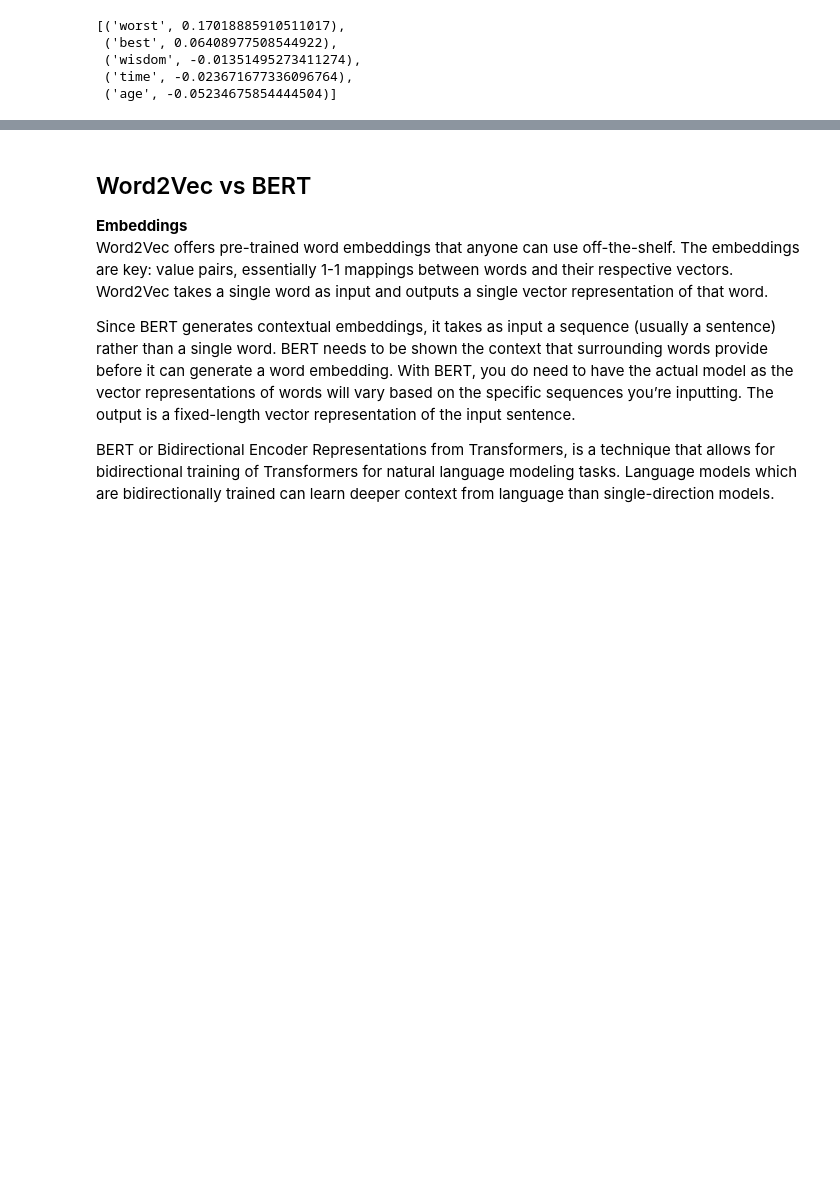
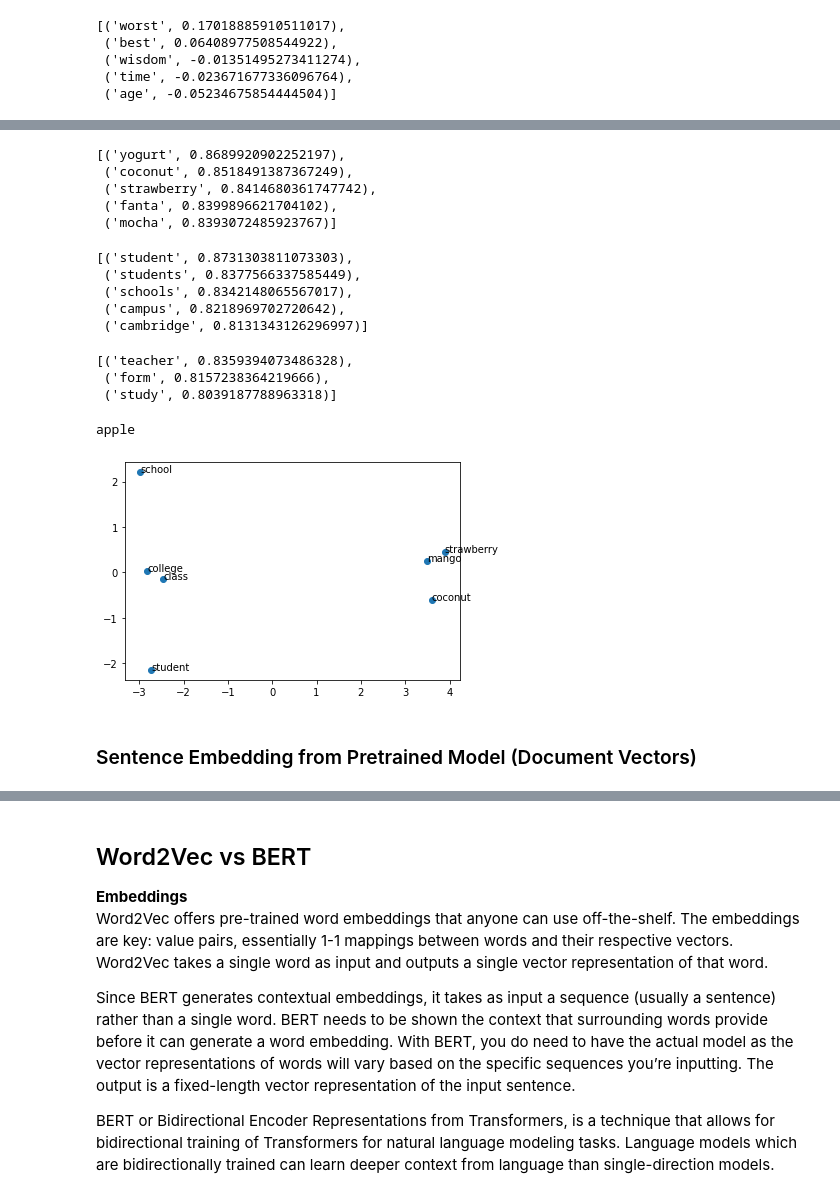
Before and after one commit to bansalkanav/Ultimate-Data-Science-Toolkit---From-Python-Basics-to-GenerativeAI, a Jupyter notebook: Module 4 - Machine Learning/02. Working with Text Data/1. Basics of NLP and Text Preprocessing/working_with_text.ipynb, the cells around one changed output, grey strips where cells are left out. Drawn from its saved outputs; the diff is of its cells as text; code cells hidden in the pictures; blank space fills up the shorter version.

```diff
--- a/Module 4 - Machine Learning/02. Working with Text Data/1. Basics of NLP and Text Preprocessing/working_with_text.ipynb
+++ b/Module 4 - Machine Learning/02. Working with Text Data/1. Basics of NLP and Text Preprocessing/working_with_text.ipynb
@@ -580,0 +670,9 @@ model.wv.most_similar('foolish')
+# %%
+# Approax 200MB Size
+# Save Embeddings
+# wv.save('embeddings/50d_glove_vec.kv')
+
+# Load Embeddings
+# from gensim.models import KeyedVectors
+from gensim.models import KeyedVectors
+wv = KeyedVectors.load('embeddings/50d_glove_vec.kv')
@@ -580,0 +727,45 @@ model.wv.most_similar('foolish')
+# %%
+wv.most_similar("mango", topn=5)
+# %% [output]
+[('yogurt', 0.8689920902252197),
+ ('coconut', 0.8518491387367249),
+ ('strawberry', 0.8414680361747742),
+ ('fanta', 0.8399896621704102),
+ ('mocha', 0.8393072485923767)]
+# %%
+wv.most_similar(positive=['college', 'university'], topn=5)
+# %% [output]
+[('student', 0.8731303811073303),
+ ('students', 0.8377566337585449),
+ ('schools', 0.8342148065567017),
+ ('campus', 0.8218969702720642),
+ ('cambridge', 0.8131343126296997)]
+# %%
+wv.most_similar(positive=['student', 'class'], negative=['college'], topn=3)
+# %% [output]
+[('teacher', 0.8359394073486328),
+ ('form', 0.8157238364219666),
+ ('study', 0.8039187788963318)]
+# %%
+print(wv.doesnt_match(['college', 'university', 'school', 'student', 'apple']))
+# %% [output]
+apple
+# %%
+words = ['college', 'mango', 'school','student','class', 'strawberry', 'coconut']
+# %%
+from sklearn.decomposition import PCA
+import matplotlib.pyplot as plt
+
+X = np.array([wv[word] for word in words])
+pca = PCA(n_components = 2)
+result = pca.fit_transform(X)
+
+# create a scatter plot of the projection
+plt.scatter(result[:, 0], result[:, 1])
+for i, word in enumerate(words):
+    plt.annotate(word, xy=(result[i, 0], result[i, 1]))
+plt.show()
+# %% [output]
+[figure, added]
+# %% [markdown]
+### Sentence Embedding from Pretrained Model (Document Vectors)
```
Also changed, not shown: parts of 25 cells of this notebook, 3 other files.
